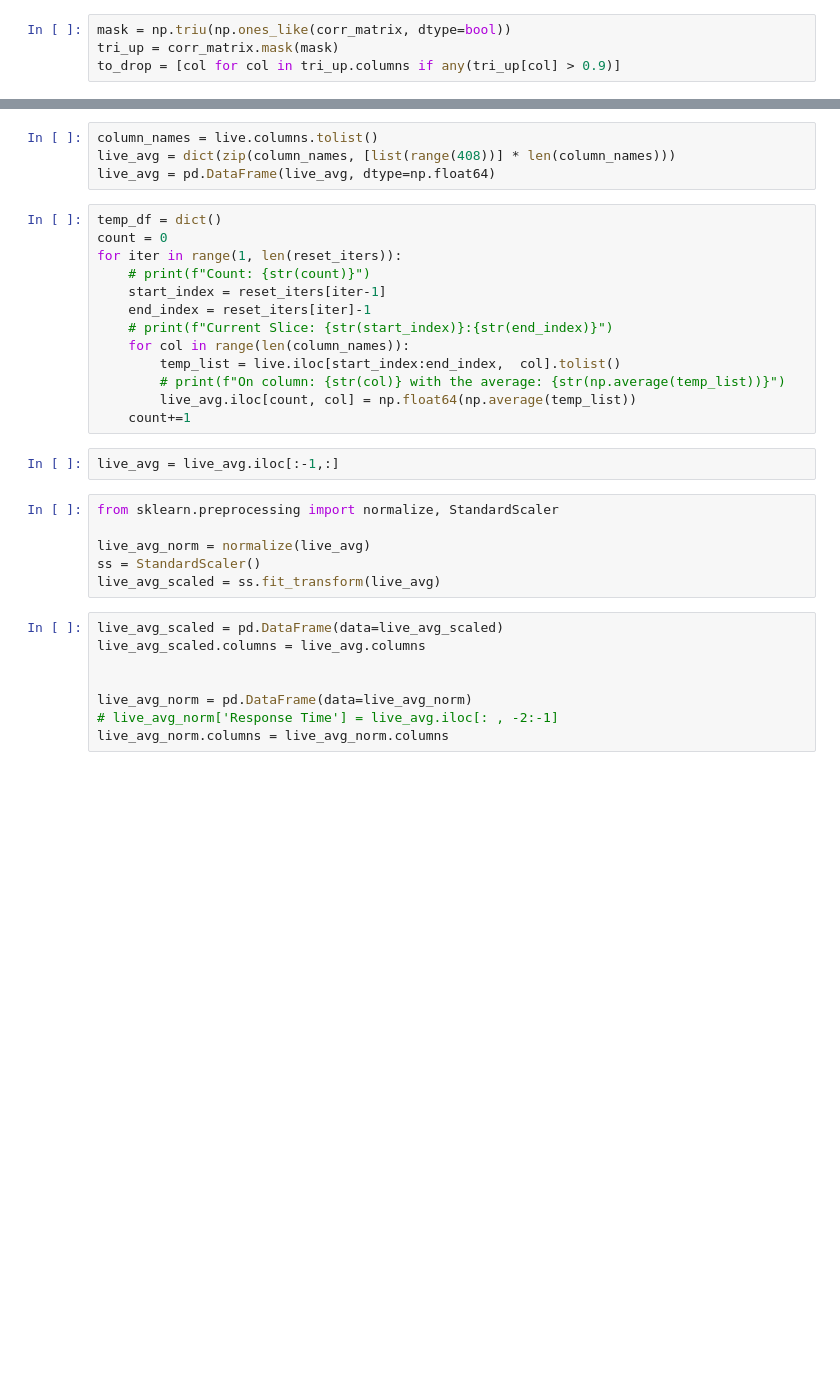
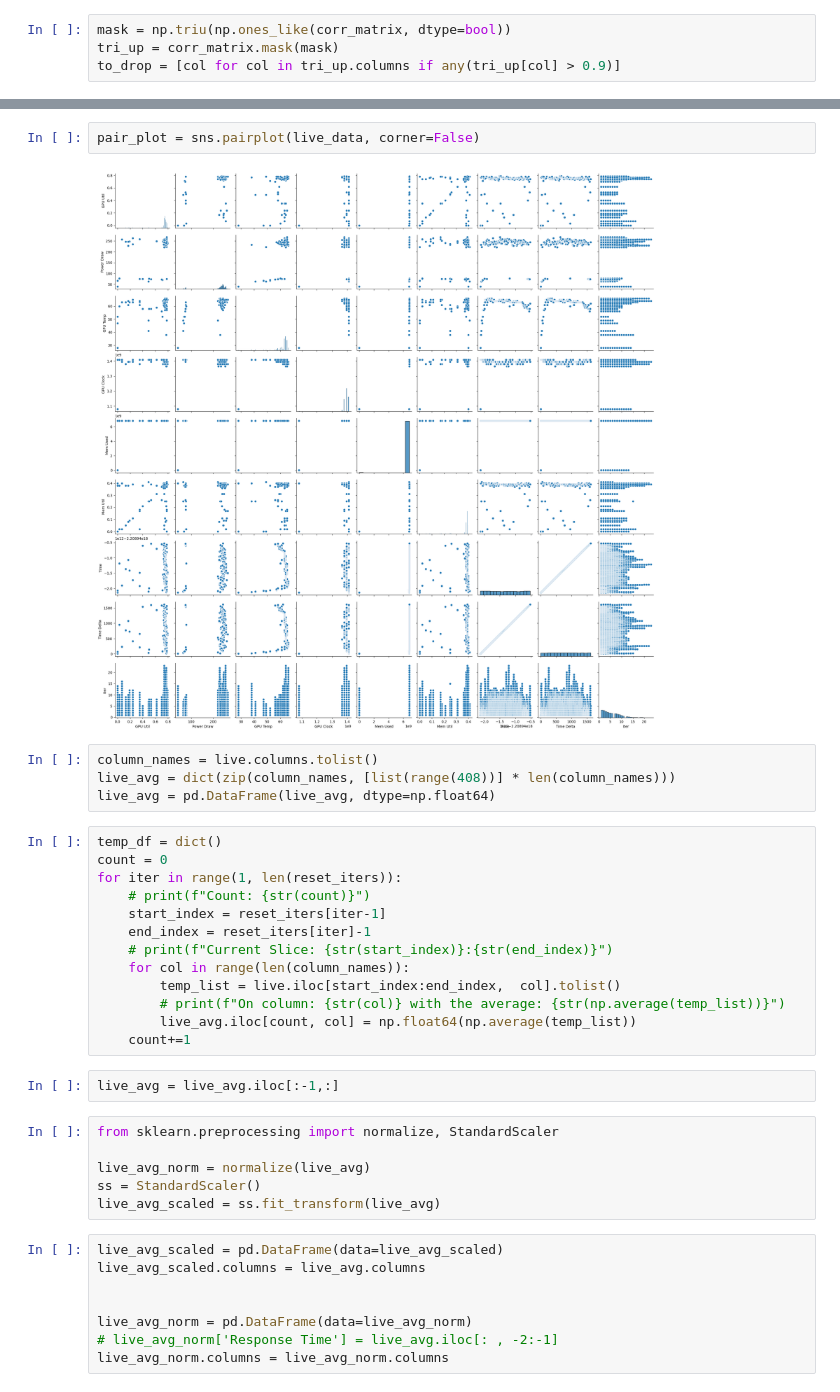
Before and after one commit to alt-rahul/5g-edge-app, a Jupyter notebook: model/features.ipynb, the cells around one changed output, grey strips where cells are left out. Saved outputs shown, nothing was run; the diff lists cells and outputs as text; blank space fills up the shorter version.

```diff
--- a/model/features.ipynb
+++ b/model/features.ipynb
@@ -45,3 +44,7 @@ pair_plot = sns.pairplot(live_copy.iloc[:, 3:-3])
+# %%
+pair_plot = sns.pairplot(live_data, corner=False)
+# %% [output]
+[figure, added]
 # %%
 column_names = live.columns.tolist()
 live_avg = dict(zip(column_names, [list(range(408))] * len(column_names)))
```
Also changed, not shown: parts of 4 cells of this notebook.
